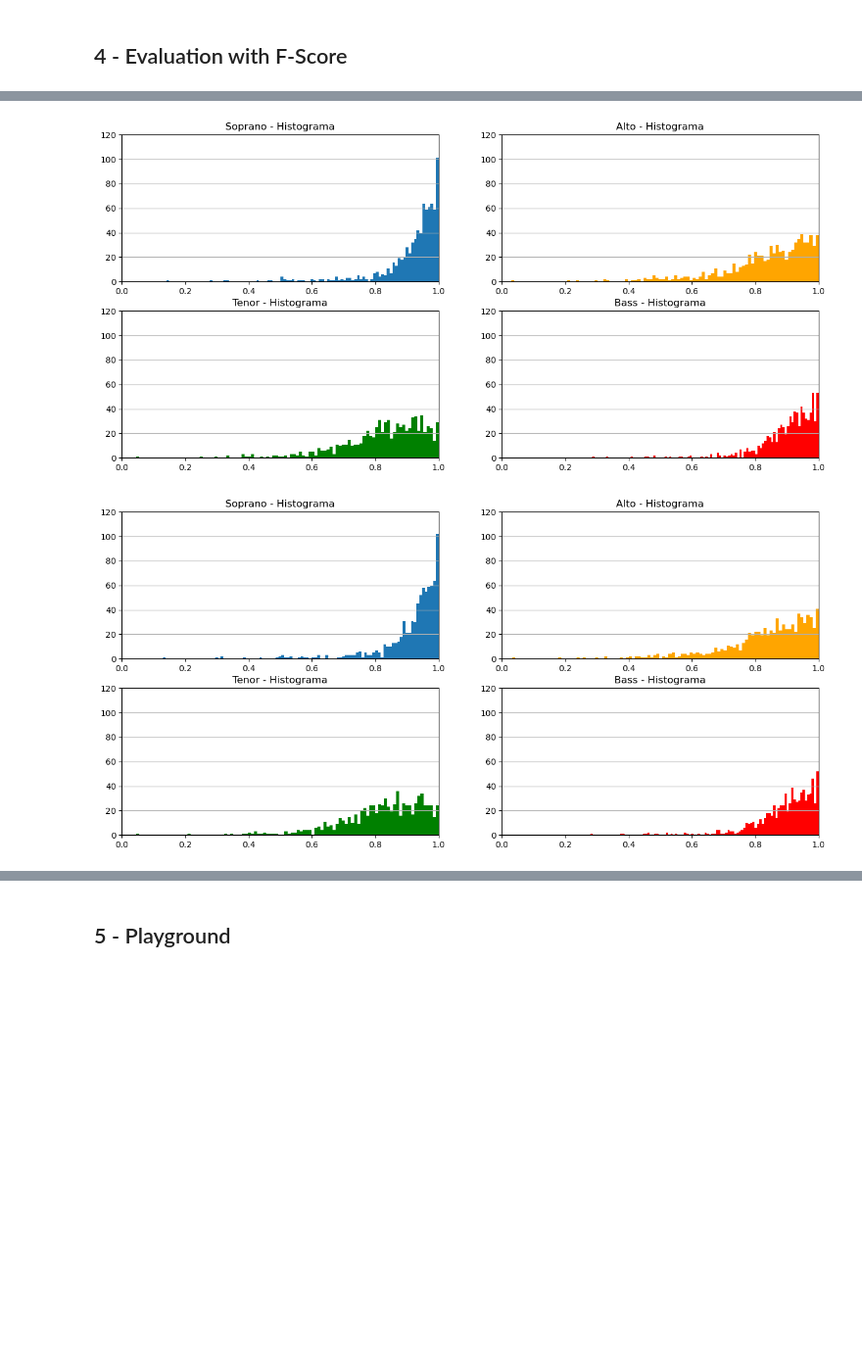
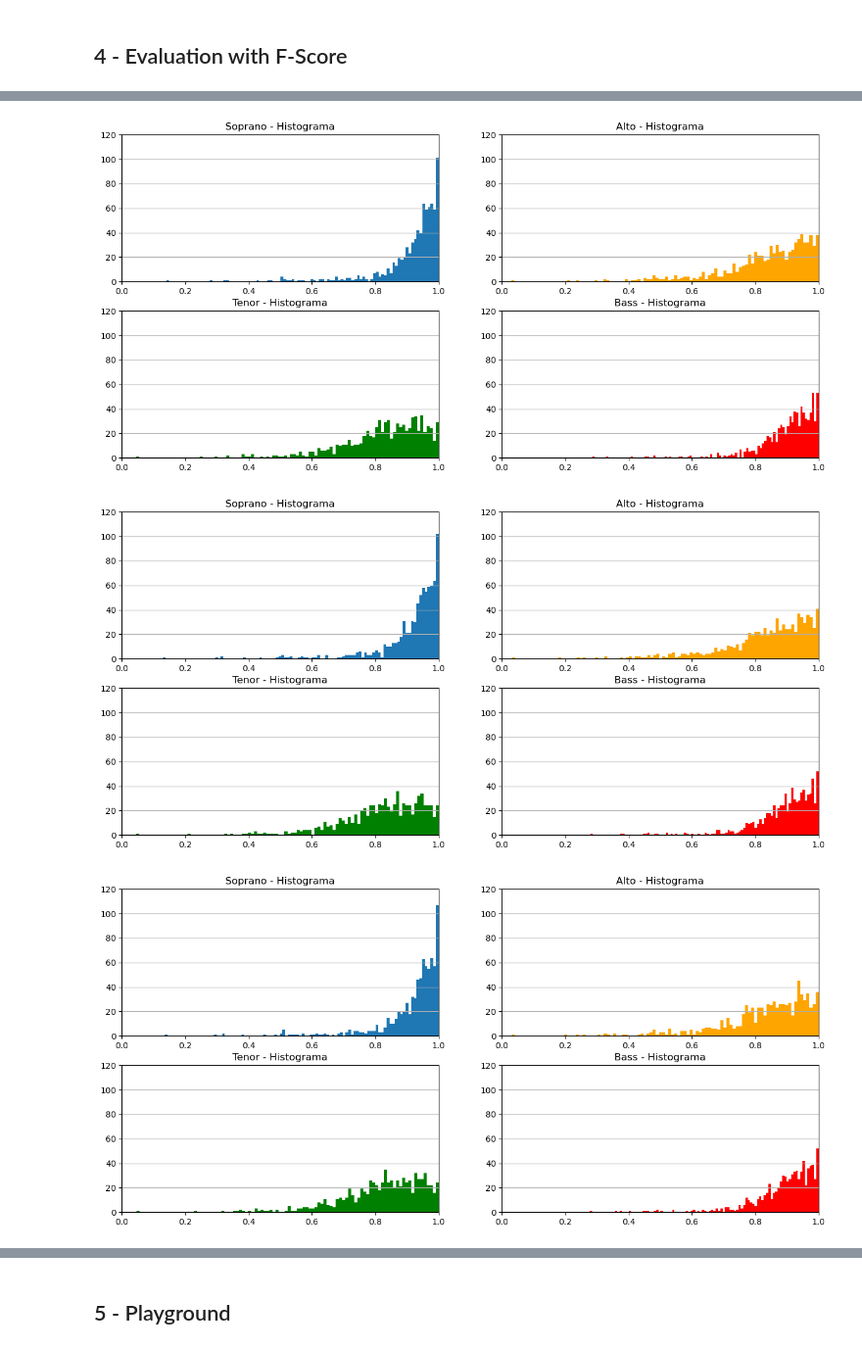
Before and after one commit to Xornotor/VocalAssignment-SSCS, a Jupyter notebook: SSCS_Training.ipynb, the cells around one changed output, grey strips where cells are left out. Shown at 98% size. Cells and saved outputs as stored; diff of their text form; code cells hidden in the pictures; blank space fills up the shorter version.

```diff
--- a/SSCS_Training.ipynb
+++ b/SSCS_Training.ipynb
@@ -197,9 +100,11 @@ sscs.joint_f_histograms(f_scr2_full)
 # %%
 sscs.voice_f_histograms(f_scr1_full)
 sscs.voice_f_histograms(f_scr2_full)
+sscs.voice_f_histograms(f_scr3_full)
 # %% [output]
 [figure]
 [figure]
+[figure, added]
 # %%
 sscs.boxplot(f_scr1_full)
 sscs.boxplot(f_scr2_full)
```
Also changed, not shown: parts of 6 cells of this notebook, 1 other file.
